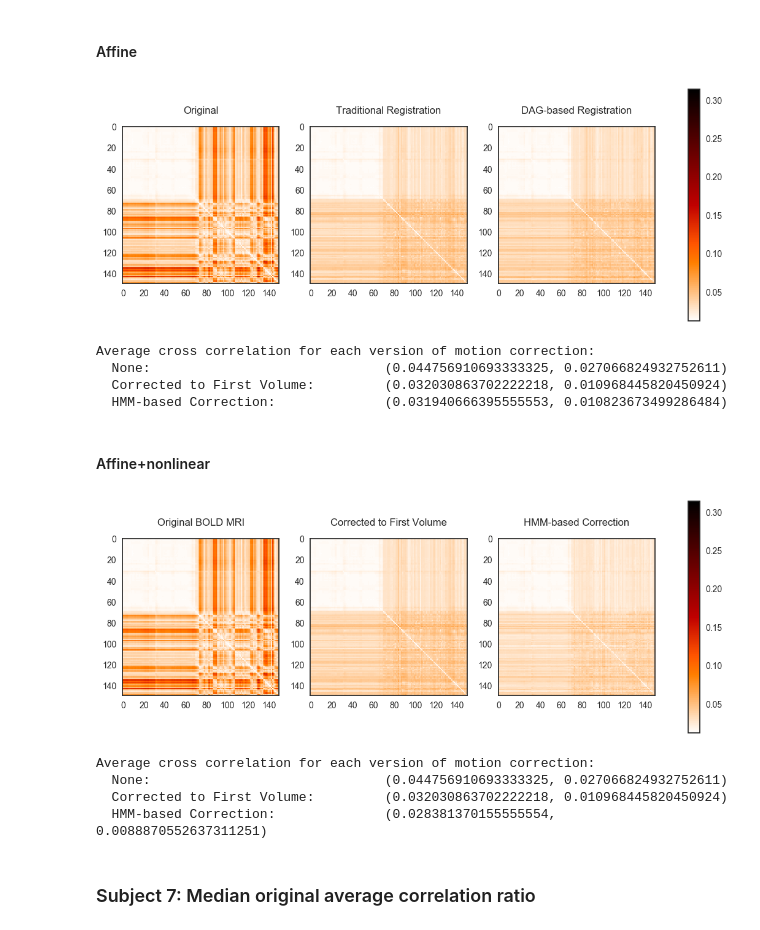
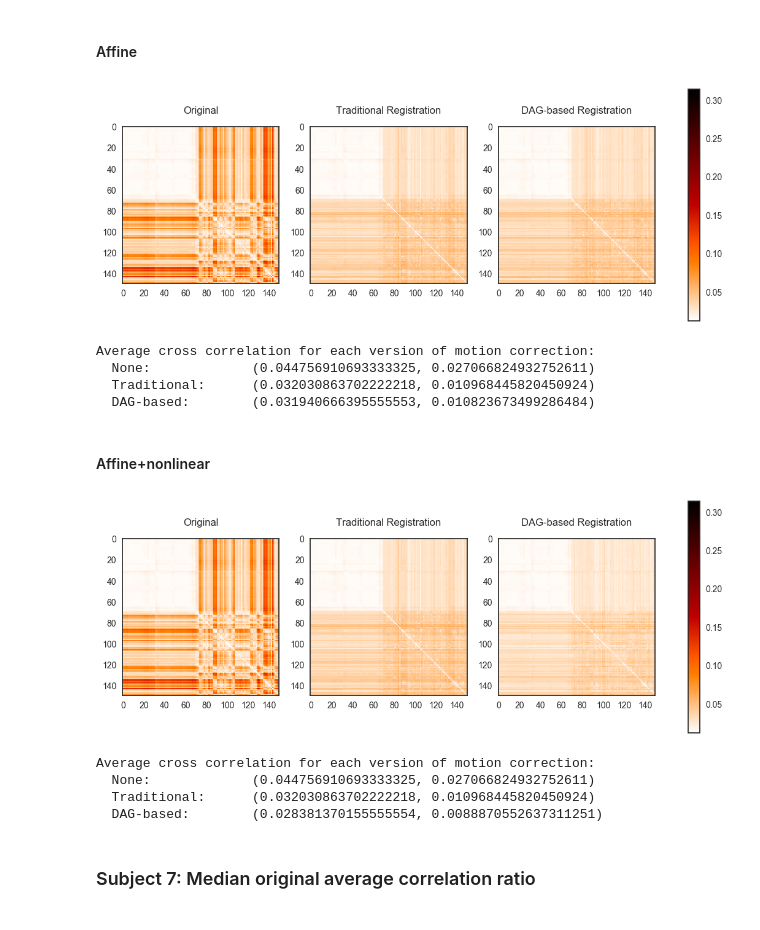
Before and after one commit to jmschabdach/markov-movement-correction, a Jupyter notebook: figureGeneration.ipynb, the cells around one changed output. Drawn from its saved outputs; the diff is of its cells as text; code cells hidden in the pictures.

Commit message:
cleaned up the figureGeneration notebook more - just need to change filenames (global problem)

```diff
--- a/figureGeneration.ipynb
+++ b/figureGeneration.ipynb
@@ -546,7 +546,7 @@ firstCorrelationMatricesLinear = ["data/LinearControls/0434_TC_077/metrics/cross
 "data/LinearControls/0093/metrics/crossCorrelation-firstTimepoint.csv",
 "data/LinearControls/0119/metrics/crossCorrelation-firstTimepoint.csv"]
 
-hmmCorrelationMatricesLinear = ["data/LinearControls/0434_TC_077/metrics/crossCorrelation-hmm.csv",
+dagCorrelationMatricesLinear = ["data/LinearControls/0434_TC_077/metrics/crossCorrelation-hmm.csv",
 "data/LinearControls/0473_TC_070_02a/metrics/crossCorrelation-hmm.csv",
 "data/LinearControls/0068/metrics/crossCorrelation-hmm.csv",
 "data/LinearControls/0533_TC_068_01a/metrics/crossCorrelation-hmm.csv",
@@ -600,7 +600,7 @@ firstCorrelationMatricesNonlinear = ["data/Controls/0434_TC_077/metrics/crossCor
 "data/Controls/0093/metrics/crossCorrelation-firstTimepoint.csv",
 "data/Controls/0119/metrics/crossCorrelation-firstTimepoint.csv"]
 
-hmmCorrelationMatricesNonlinear = ["data/Controls/0434_TC_077/metrics/crossCorrelation-hmm.csv",
+dagCorrelationMatricesNonlinear = ["data/Controls/0434_TC_077/metrics/crossCorrelation-hmm.csv",
 "data/Controls/0473_TC_070_02a/metrics/crossCorrelation-hmm.csv",
 "data/Controls/0068/metrics/crossCorrelation-hmm.csv",
 "data/Controls/0533_TC_068_01a/metrics/crossCorrelation-hmm.csv",
@@ -650,7 +650,7 @@ stds = []
 origMeans = []
 
 for i in xrange(len(origCorrelationMatricesLinear)):
-    subjFns = [origCorrelationMatricesLinear[i], firstCorrelationMatricesLinear[i], hmmCorrelationMatricesLinear[i]]  # collect the filename associated with a subject
+    subjFns = [origCorrelationMatricesLinear[i], firstCorrelationMatricesLinear[i], dagCorrelationMatricesLinear[i]]  # collect the filename associated with a subject
     # calculate the mean and standard deviation
     m, s = calculateCorrelationRatioStats(subjFns[0])
     means.append(m)
@@ -659,10 +659,10 @@ for i in xrange(len(origCorrelationMatricesLinear)):
 # sort the subjects according to the means
 origMatricesLinearSorted = list(reversed([subj for i, subj in sorted(zip(means, origCorrelationMatricesLinear))]))
 firstMatricesLinearSorted = list(reversed([subj for i, subj in sorted(zip(means, firstCorrelationMatricesLinear))]))
-hmmMatricesLinearSorted = list(reversed([subj for i, subj in sorted(zip(means, hmmCorrelationMatricesLinear))]))
+dagMatricesLinearSorted = list(reversed([subj for i, subj in sorted(zip(means, dagCorrelationMatricesLinear))]))
 origMatricesNonlinearSorted = list(reversed([subj for i, subj in sorted(zip(means, origCorrelationMatricesNonlinear))]))
 firstMatricesNonlinearSorted = list(reversed([subj for i, subj in sorted(zip(means, firstCorrelationMatricesNonlinear))]))
-hmmMatricesNonlinearSorted = list(reversed([subj for i, subj in sorted(zip(means, hmmCorrelationMatricesNonlinear))]))
+dagMatricesNonlinearSorted = list(reversed([subj for i, subj in sorted(zip(means, dagCorrelationMatricesNonlinear))]))
 
 print("The correlation ratio matrices have been ordered!")
 # %% [output]
@@ -715,10 +716,10 @@ maxVal = 0.0
 fns = []
 fns.extend(origMatricesLinearSorted)
 fns.extend(firstMatricesLinearSorted)
-fns.extend(hmmMatricesLinearSorted)
+fns.extend(dagMatricesLinearSorted)
 fns.extend(origMatricesNonlinearSorted)
 fns.extend(firstMatricesNonlinearSorted)
-fns.extend(hmmMatricesNonlinearSorted)
+fns.extend(dagMatricesNonlinearSorted)
 
 for f in fns:
     mat = np.loadtxt(open(f, 'r'), delimiter=',')
@@ -750,46 +751,46 @@ subjID = 0
 saveFn = "figures/correlMatrix-subj00-Linear.png"
 cmap = plotCorrelationMatrices3GivenCMapRange(origMatricesLinearSorted[subjID],
                          firstMatricesLinearSorted[subjID],
-                         hmmMatricesLinearSorted[subjID],
+                         dagMatricesLinearSorted[subjID],
                          minVal, maxVal,
                          title1="Original", title2="Traditional Registration",
                          title3="DAG-based Registration",
                          outFn = saveFn)
 
 print("Average cross correlation for each version of motion correction:")
-print("  None:                             ", calculateCorrelationRatioStats(origMatricesLinearSorted[subjID]))
-print("  Corrected to First Volume:        ", calculateCorrelationRatioStats(firstMatricesLinearSorted[subjID]))
-print("  HMM-based Correction:             ", calculateCorrelationRatioStats(hmmMatricesLinearSorted[subjID]))
+print("  None:            ", calculateCorrelationRatioStats(origMatricesLinearSorted[subjID]))
+print("  Traditional:     ", calculateCorrelationRatioStats(firstMatricesLinearSorted[subjID]))
+print("  DAG-based:       ", calculateCorrelationRatioStats(dagMatricesLinearSorted[subjID]))
 # %% [output]
 [figure]
 Average cross correlation for each version of motion correction:
-  None:                              (0.044756910693333325, 0.027066824932752611)
-  Corrected to First Volume:         (0.032030863702222218, 0.010968445820450924)
-  HMM-based Correction:              (0.031940666395555553, 0.010823673499286484)
+  None:             (0.044756910693333325, 0.027066824932752611)
+  Traditional:      (0.032030863702222218, 0.010968445820450924)
+  DAG-based:        (0.031940666395555553, 0.010823673499286484)
 # %% [markdown]
 #### Affine+nonlinear
 # %%
 # Subject 0
 subjID = 0
 saveFn = "figures/correlMatrix-subj00-Nonlinear.png"
 cmap = plotCorrelationMatrices3GivenCMapRange(origMatricesNonlinearSorted[subjID],
                          firstMatricesNonlinearSorted[subjID],
-                         hmmMatricesNonlinearSorted[subjID],
+                         dagMatricesNonlinearSorted[subjID],
                          minVal, maxVal,
-                         title1="Original BOLD MRI", title2="Corrected to First Volume",
-                         title3="HMM-based Correction",
+                         title1="Original", title2="Traditional Registration",
+                         title3="DAG-based Registration",
                          outFn = saveFn)
 
 print("Average cross correlation for each version of motion correction:")
-print("  None:                             ", calculateCorrelationRatioStats(origMatricesNonlinearSorted[subjID]))
-print("  Corrected to First Volume:        ", calculateCorrelationRatioStats(firstMatricesNonlinearSorted[subjID]))
-print("  HMM-based Correction:             ", calculateCorrelationRatioStats(hmmMatricesNonlinearSorted[subjID]))
+print("  None:            ", calculateCorrelationRatioStats(origMatricesNonlinearSorted[subjID]))
+print("  Traditional:     ", calculateCorrelationRatioStats(firstMatricesNonlinearSorted[subjID]))
+print("  DAG-based:       ", calculateCorrelationRatioStats(dagMatricesNonlinearSorted[subjID]))
 # %% [output]
-[figure, old version]
+[figure, new version]
 Average cross correlation for each version of motion correction:
-  None:                              (0.044756910693333325, 0.027066824932752611)
-  Corrected to First Volume:         (0.032030863702222218, 0.010968445820450924)
-  HMM-based Correction:              (0.028381370155555554, 0.0088870552637311251)
+  None:             (0.044756910693333325, 0.027066824932752611)
+  Traditional:      (0.032030863702222218, 0.010968445820450924)
+  DAG-based:        (0.028381370155555554, 0.0088870552637311251)
 # %% [markdown]
 ### Subject 7: Median original average correlation ratio
 # %% [markdown]
```
Also changed, not shown: parts of 12 cells of this notebook.
